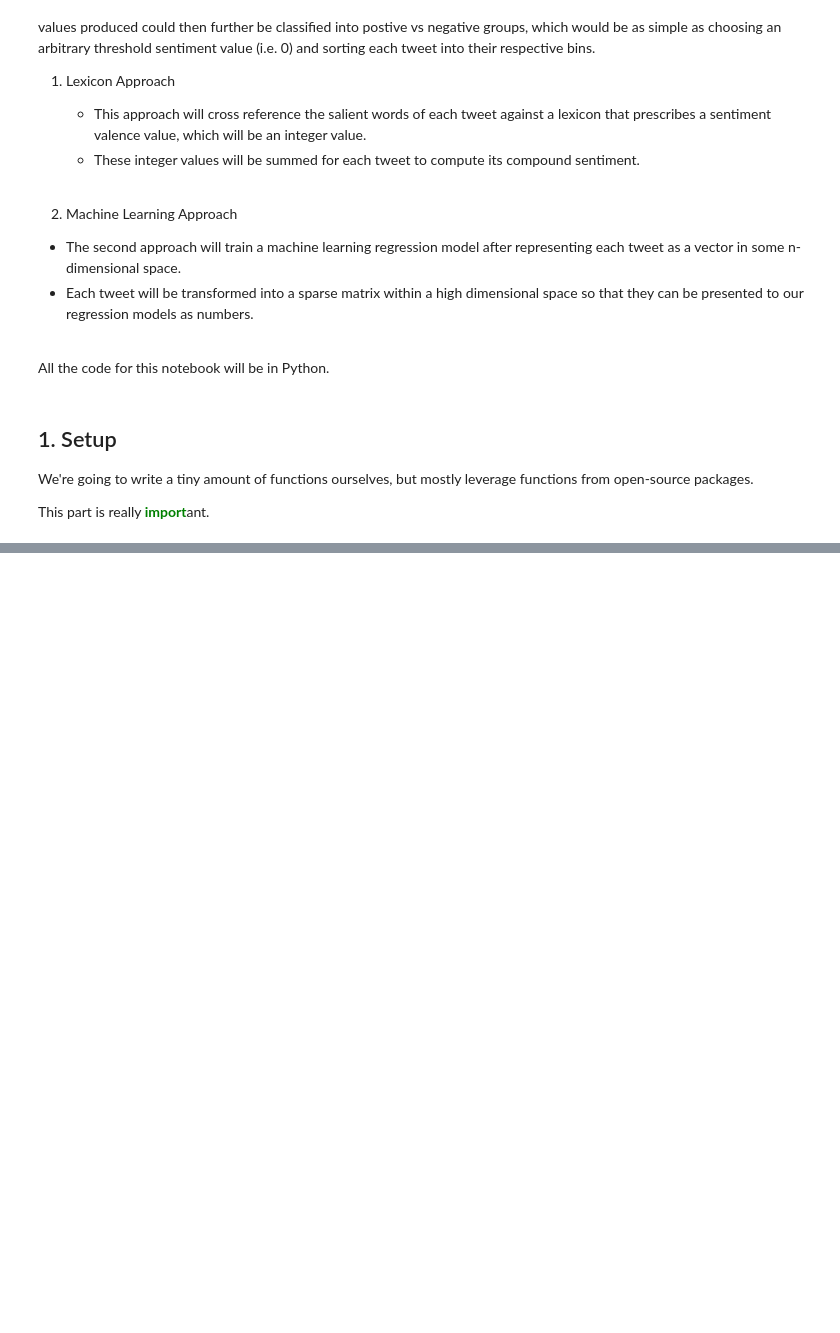
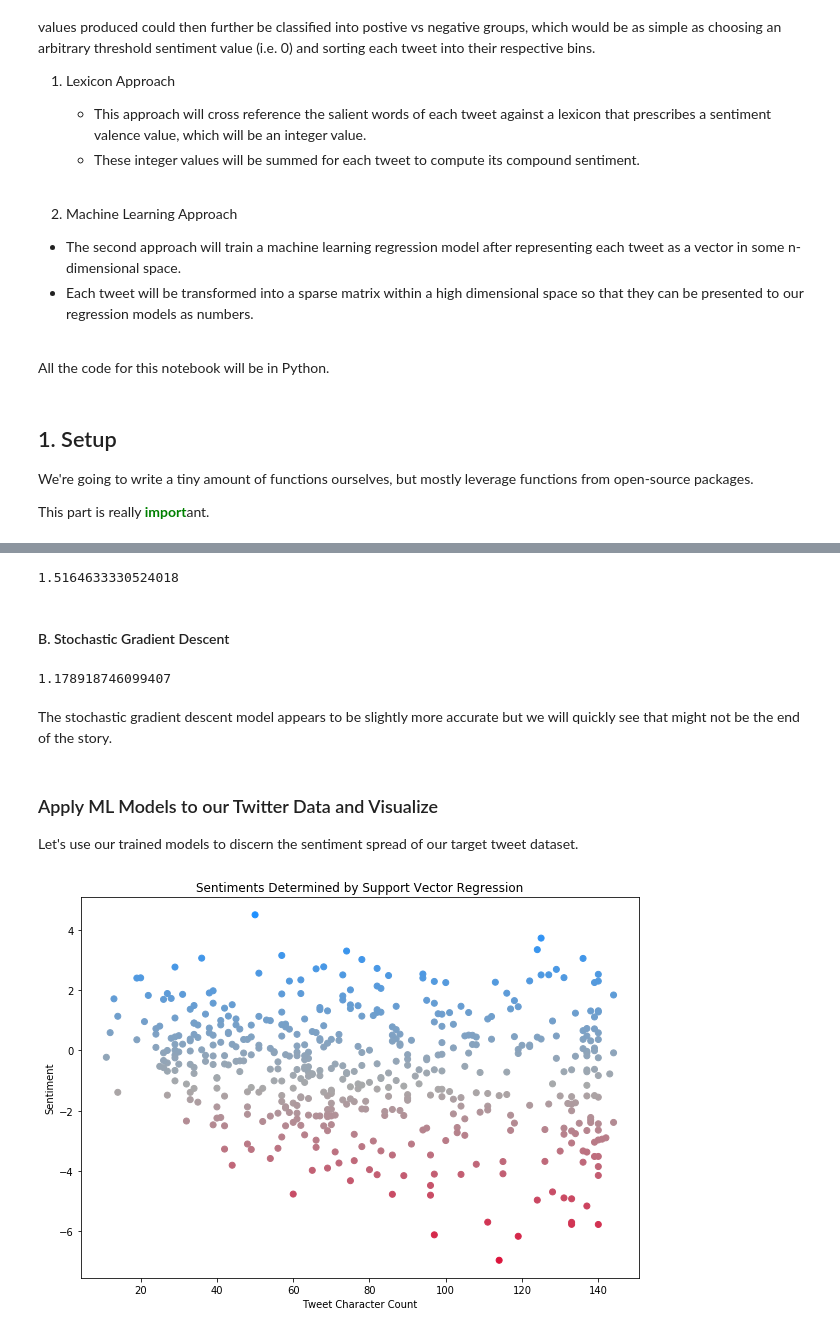
Before and after one commit to matthewkovacs/data-cynics, a Jupyter notebook: python/twitter_sentiment_analysis.ipynb, the cells around one changed output, grey strips where cells are left out. Cells and saved outputs as stored; diff of their text form; code cells hidden in the pictures; blank space fills up the shorter version.

```diff
--- a/python/twitter_sentiment_analysis.ipynb
+++ b/python/twitter_sentiment_analysis.ipynb
@@ -57,0 +192,6 @@ mltrain_df = pd.read_csv(mltrain_fpath, delimiter='\t',
+# %%
+mltrain_tweets = [text for text in mltrain_df.tweet_text]
+
+# Flatten the output of tokenize and save as a new column within our machine learning training dataframe
+mltrain_df['tokens'] = tokenize(mltrain_tweets, flatten=True)
+mltrain_df.head(5)
@@ -57,0 +209,17 @@ mltrain_df = pd.read_csv(mltrain_fpath, delimiter='\t',
+# %%
+# Initialize vectorizer object
+countvec = CountVectorizer()
+
+# First pass at vectorizing tweets
+target_dataset = countvec.fit_transform(target_tweets)
+training_dataset = countvec.fit_transform(mltrain_df.tokens)
+
+# Set the max feature space to the smaller of the two datasets in an automated way
+ndims = [np.shape(x)[1] for x in [target_dataset, training_dataset]]
+smaller = min(ndims)
+
+# Re-fit the vectorizers, limit their dimensional space to the smaller of the 2 spaces
+countvec = CountVectorizer(max_features=smaller)
+
+target_dataset = countvec.fit_transform(target_tweets)
+training_dataset = countvec.fit_transform(mltrain_df.tokens)
@@ -57,0 +228,3 @@ mltrain_df = pd.read_csv(mltrain_fpath, delimiter='\t',
+# %%
+X_train, X_test, y_train, y_test = train_test_split(training_dataset,
+                                                    mltrain_df.mean_sentiment_rating)
@@ -57,0 +237,34 @@ mltrain_df = pd.read_csv(mltrain_fpath, delimiter='\t',
+# %%
+# Initialize and fit the model
+svr_model = LinearSVR()
+svr_model.fit(X_train, y_train);
+
+# Evaluate test set accuracy using MSE
+y_pred = svr_model.predict(X_test)
+mean_squared_error(y_test, y_pred)
+# %% [output]
+1.5164633330524018
+# %% [markdown]
+#### B. Stochastic Gradient Descent
+# %%
+sgd_model = SGDRegressor(max_iter=1000, tol=1e-3)
+sgd_model.fit(X_train, y_train);
+
+# Evaluate
+y_pred = sgd_model.predict(X_test)
+mean_squared_error(y_test, y_pred)
+# %% [output]
+1.178918746099407
+# %% [markdown]
+The stochastic gradient descent model appears to be slightly more accurate but we will quickly see that might not be the end of the story.
+# %% [markdown]
+### Apply ML Models to our Twitter Data and Visualize
+
+Let's use our trained models to discern the sentiment spread of our target tweet dataset.
+# %%
+target_svr_sentiments = svr_model.predict(target_dataset)
+sentiment_scatterplot(X,
+                      y = target_svr_sentiments,
+                      title = 'Sentiments Determined by Support Vector Regression');
+# %% [output]
+[figure, added]
```
Also changed, not shown: parts of 18 cells of this notebook.
